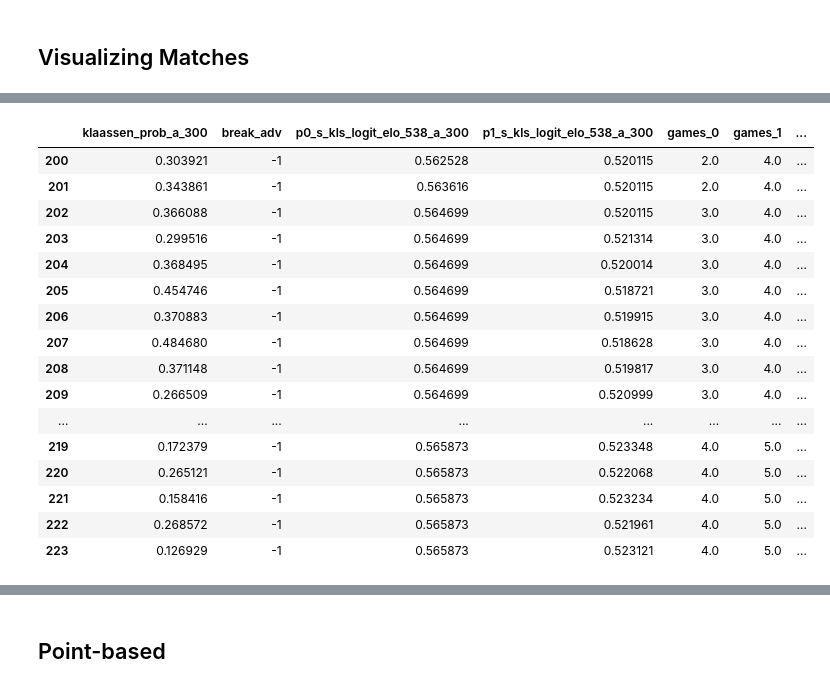
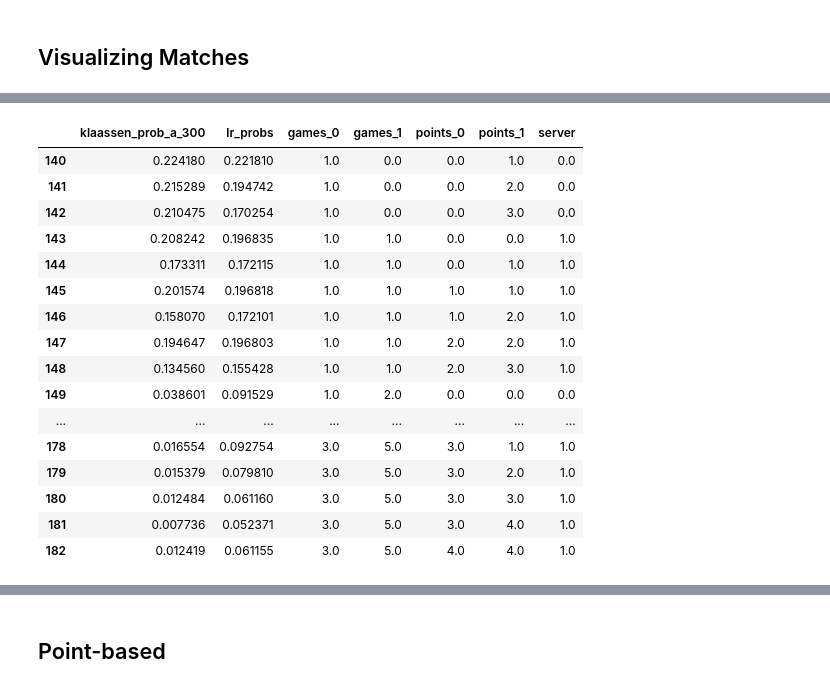
Before and after one commit to jgollub1/pbp_explorations, a Jupyter notebook: probability models (results).ipynb, the cells around one changed output, grey strips where cells are left out. Cells and saved outputs as stored; diff of their text form; code cells hidden in the pictures.

```diff
--- a/probability models (results).ipynb
+++ b/probability models (results).ipynb
@@ -193,25 +194,24 @@ plt.savefig('writing/photos/reister_gasquet')
 # %%
-match4[['klaassen_prob_a_300','break_adv',
-        u'p0_s_kls_logit_elo_538_a_300',u'p1_s_kls_logit_elo_538_a_300',
-        'games_0','games_1','points_0','points_1']].loc[200:]
+match3[['klaassen_prob_a_300','lr_probs',
+        'games_0','games_1','points_0','points_1','server']].loc[140:]
 # %% [output]
-|  | klaassen_prob_a_300 | break_adv | p0_s_kls_logit_elo_538_a_300 | p1_s_kls_logit_elo_538_a_300 | games_0 | games_1 | ... |
-| 200 | 0.303921 | -1 | 0.562528 | 0.520115 | 2.0 | 4.0 | ... |
-| 201 | 0.343861 | -1 | 0.563616 | 0.520115 | 2.0 | 4.0 | ... |
-| 202 | 0.366088 | -1 | 0.564699 | 0.520115 | 3.0 | 4.0 | ... |
-| 203 | 0.299516 | -1 | 0.564699 | 0.521314 | 3.0 | 4.0 | ... |
-| 204 | 0.368495 | -1 | 0.564699 | 0.520014 | 3.0 | 4.0 | ... |
-| 205 | 0.454746 | -1 | 0.564699 | 0.518721 | 3.0 | 4.0 | ... |
-| 206 | 0.370883 | -1 | 0.564699 | 0.519915 | 3.0 | 4.0 | ... |
-| 207 | 0.484680 | -1 | 0.564699 | 0.518628 | 3.0 | 4.0 | ... |
-| 208 | 0.371148 | -1 | 0.564699 | 0.519817 | 3.0 | 4.0 | ... |
-| 209 | 0.266509 | -1 | 0.564699 | 0.520999 | 3.0 | 4.0 | ... |
+|  | klaassen_prob_a_300 | lr_probs | games_0 | games_1 | points_0 | points_1 | server |
+| 140 | 0.224180 | 0.221810 | 1.0 | 0.0 | 0.0 | 1.0 | 0.0 |
+| 141 | 0.215289 | 0.194742 | 1.0 | 0.0 | 0.0 | 2.0 | 0.0 |
+| 142 | 0.210475 | 0.170254 | 1.0 | 0.0 | 0.0 | 3.0 | 0.0 |
+| 143 | 0.208242 | 0.196835 | 1.0 | 1.0 | 0.0 | 0.0 | 1.0 |
+| 144 | 0.173311 | 0.172115 | 1.0 | 1.0 | 0.0 | 1.0 | 1.0 |
+| 145 | 0.201574 | 0.196818 | 1.0 | 1.0 | 1.0 | 1.0 | 1.0 |
+| 146 | 0.158070 | 0.172101 | 1.0 | 1.0 | 1.0 | 2.0 | 1.0 |
+| 147 | 0.194647 | 0.196803 | 1.0 | 1.0 | 2.0 | 2.0 | 1.0 |
+| 148 | 0.134560 | 0.155428 | 1.0 | 1.0 | 2.0 | 3.0 | 1.0 |
+| 149 | 0.038601 | 0.091529 | 1.0 | 2.0 | 0.0 | 0.0 | 0.0 |
 | ... | ... | ... | ... | ... | ... | ... | ... |
-| 219 | 0.172379 | -1 | 0.565873 | 0.523348 | 4.0 | 5.0 | ... |
-| 220 | 0.265121 | -1 | 0.565873 | 0.522068 | 4.0 | 5.0 | ... |
-| 221 | 0.158416 | -1 | 0.565873 | 0.523234 | 4.0 | 5.0 | ... |
-| 222 | 0.268572 | -1 | 0.565873 | 0.521961 | 4.0 | 5.0 | ... |
-| 223 | 0.126929 | -1 | 0.565873 | 0.523121 | 4.0 | 5.0 | ... |
+| 178 | 0.016554 | 0.092754 | 3.0 | 5.0 | 3.0 | 1.0 | 1.0 |
+| 179 | 0.015379 | 0.079810 | 3.0 | 5.0 | 3.0 | 2.0 | 1.0 |
+| 180 | 0.012484 | 0.061160 | 3.0 | 5.0 | 3.0 | 3.0 | 1.0 |
+| 181 | 0.007736 | 0.052371 | 3.0 | 5.0 | 3.0 | 4.0 | 1.0 |
+| 182 | 0.012419 | 0.061155 | 3.0 | 5.0 | 4.0 | 4.0 | 1.0 |
 # %%
 match4 = df[df['match_id']==m_id4].reset_index()
 fig = plt.figure(figsize=(8,4))
```
Also changed, not shown: parts of 6 cells of this notebook, 12 other files.
